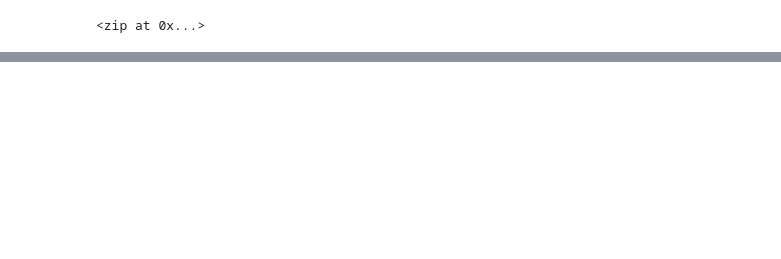
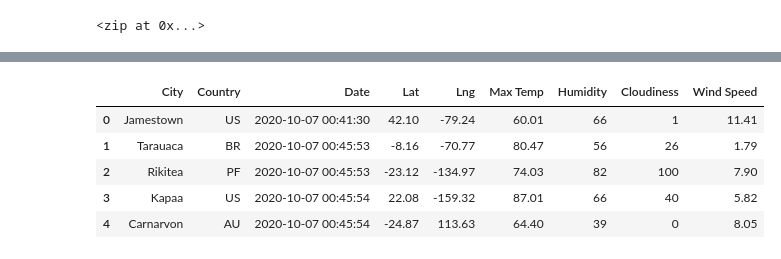
Before and after one commit to schneikl/World_Weather_Analysis, a Jupyter notebook: WeatherPy.ipynb, the cells around one changed output, grey strips where cells are left out. Saved outputs shown, nothing was run; the diff lists cells and outputs as text; code cells hidden in the pictures; blank space fills up the shorter version.

```diff
--- a/WeatherPy.ipynb
+++ b/WeatherPy.ipynb
@@ -56,0 +170,12 @@ len(cities)
+# %%
+new_column_order = ["City", "Country", "Date", "Lat", "Lng", "Max Temp", "Humidity", "Cloudiness", "Wind Speed"]
+city_data_df = city_data_df[new_column_order]
+
+city_data_df.head()
+# %% [output]
+|  | City | Country | Date | Lat | Lng | Max Temp | Humidity | Cloudiness | Wind Speed |
+| 0 | Jamestown | US | 2020-10-07 00:41:30 | 42.10 | -79.24 | 60.01 | 66 | 1 | 11.41 |
+| 1 | Tarauaca | BR | 2020-10-07 00:45:53 | -8.16 | -70.77 | 80.47 | 56 | 26 | 1.79 |
+| 2 | Rikitea | PF | 2020-10-07 00:45:53 | -23.12 | -134.97 | 74.03 | 82 | 100 | 7.90 |
+| 3 | Kapaa | US | 2020-10-07 00:45:54 | 22.08 | -159.32 | 87.01 | 66 | 40 | 5.82 |
+| 4 | Carnarvon | AU | 2020-10-07 00:45:54 | -24.87 | 113.63 | 64.40 | 39 | 0 | 8.05 |
```
Also changed, not shown: parts of 9 cells of this notebook, 2 other files.
